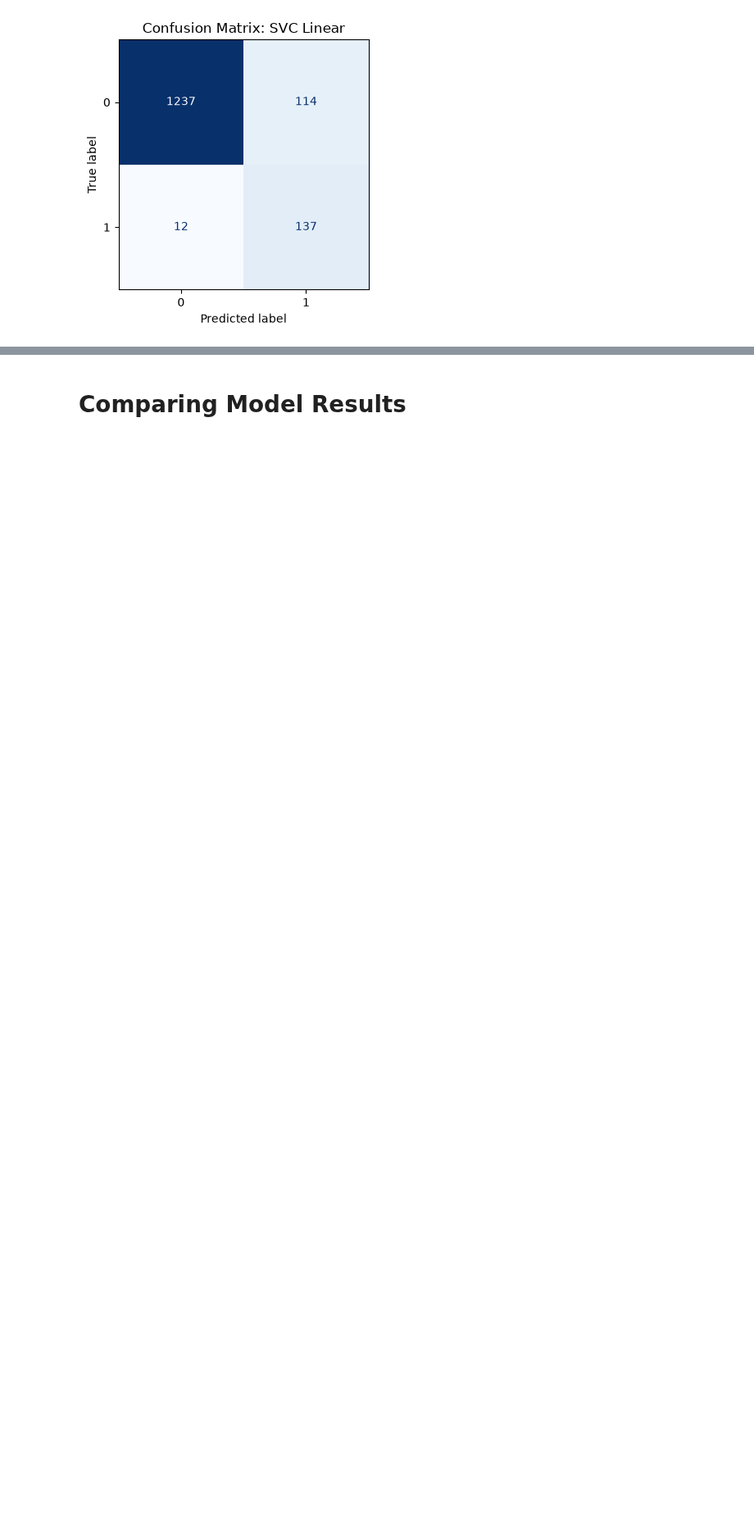
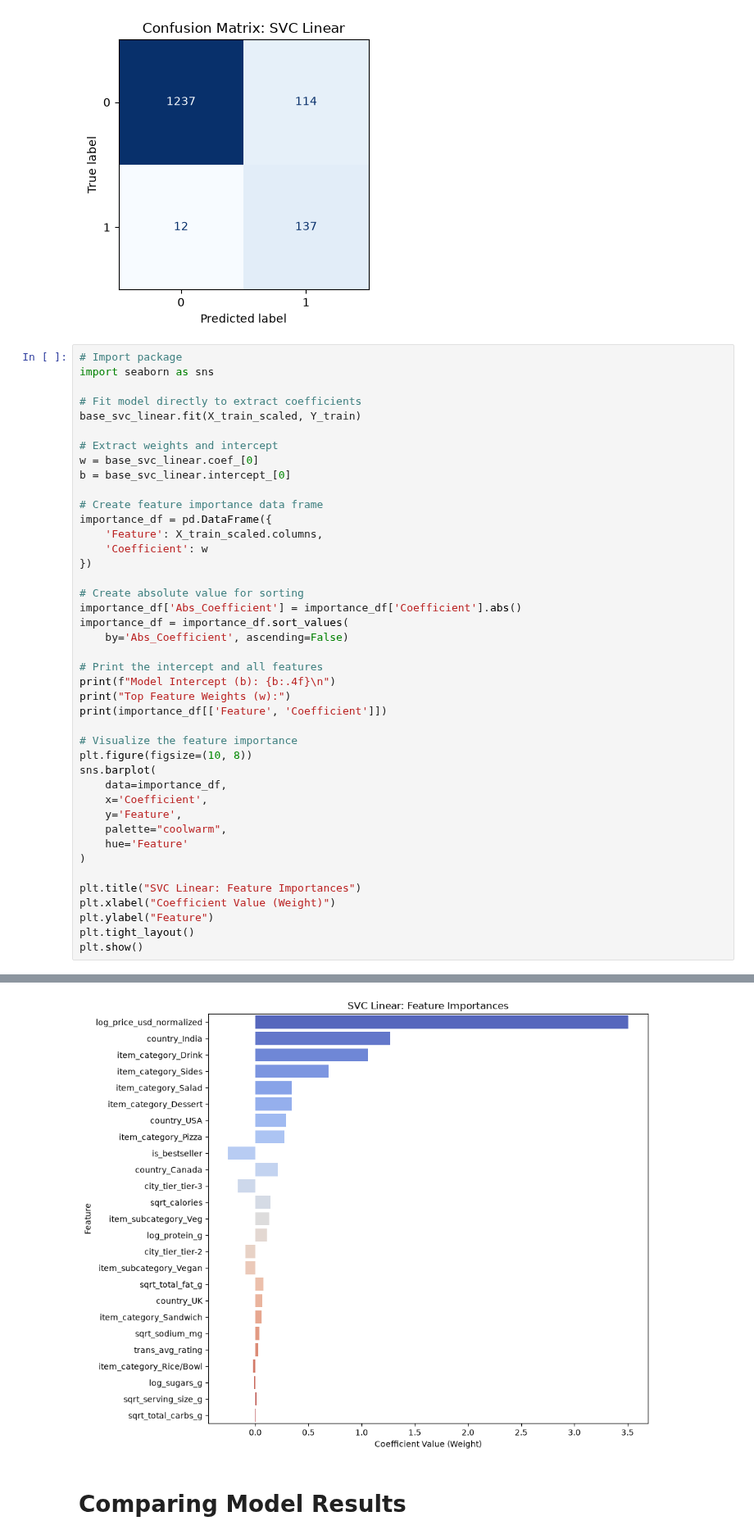
Before and after one commit to jblackman-bit/ads502-final-project, a Jupyter notebook: 3_Model_Classification.ipynb, the cells around one changed output, grey strips where cells are left out. Shown at 82% size. Cells and saved outputs as stored; diff of their text form; blank space fills up the shorter version.

```diff
--- a/3_Model_Classification.ipynb
+++ b/3_Model_Classification.ipynb
@@ -595,3 +715,46 @@ F1-Score:    0.6850
 ROC AUC:     0.9815
 ------------------------------
 [figure]
+# %%
+# Import package
+import seaborn as sns
+
+# Fit model directly to extract coefficients
+base_svc_linear.fit(X_train_scaled, Y_train)
+
+# Extract weights and intercept
+w = base_svc_linear.coef_[0]
+b = base_svc_linear.intercept_[0]
+
+# Create feature importance data frame
+importance_df = pd.DataFrame({
+    'Feature': X_train_scaled.columns,
+    'Coefficient': w
+})
+
+# Create absolute value for sorting
+importance_df['Abs_Coefficient'] = importance_df['Coefficient'].abs()
+importance_df = importance_df.sort_values(
+    by='Abs_Coefficient', ascending=False)
+
+# Print the intercept and all features
+print(f"Model Intercept (b): {b:.4f}\n")
+print("Top Feature Weights (w):")
+print(importance_df[['Feature', 'Coefficient']])
+
+# Visualize the feature importance
+plt.figure(figsize=(10, 8))
+sns.barplot(
+    data=importance_df,
+    x='Coefficient',
+    y='Feature',
+    palette="coolwarm",
+    hue='Feature'
+)
+
+plt.title("SVC Linear: Feature Importances")
+plt.xlabel("Coefficient Value (Weight)")
+plt.ylabel("Feature")
+plt.tight_layout()
+plt.show()
+# %% [output]
@@ -598,3 +778,4 @@ ROC AUC:     0.9815
+[figure, added]
 # %% [markdown]
 # Comparing Model Results
 # %%
```
Also changed, not shown: parts of 24 cells of this notebook, 3 other files.
